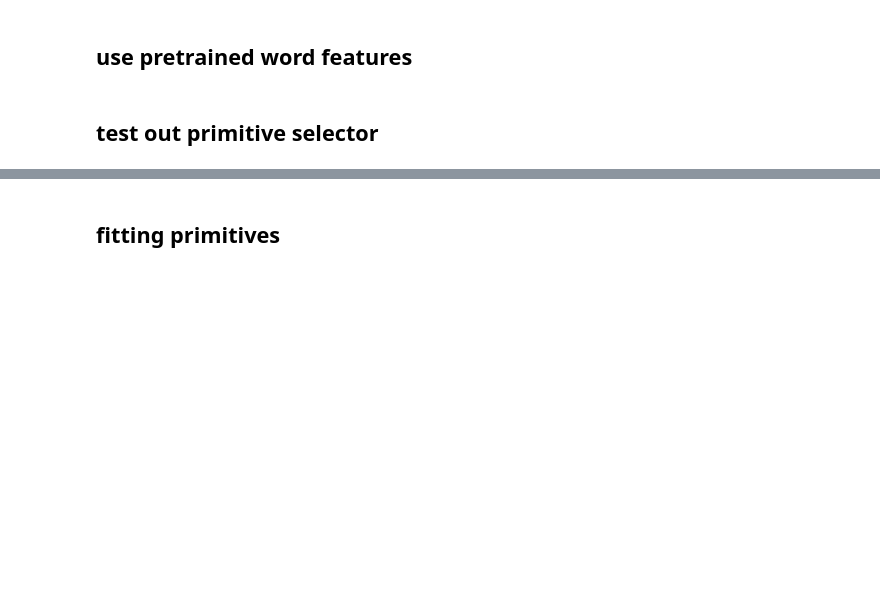
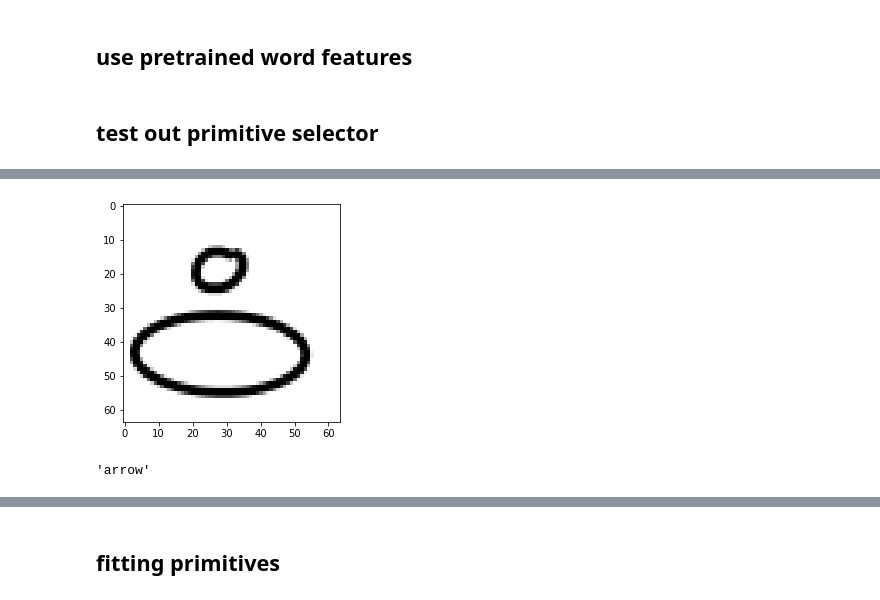
Before and after one commit to ErinZhang1998/sketch_collection, a Jupyter notebook: 07_01_analysis.ipynb, the cells around one changed output, grey strips where cells are left out. Drawn from its saved outputs; the diff is of its cells as text; code cells hidden in the pictures; blank space fills up the shorter version.

```diff
--- a/07_01_analysis.ipynb
+++ b/07_01_analysis.ipynb
@@ -130,0 +170,20 @@ for i,(k,v) in enumerate(TEMPLATE_DICT.items()):
+# %%
+info = data[13]
+_ = rd.render_img(
+    info["previous_strokes"] + [info["result"]],
+    img_path=None,
+    show=True,
+    side=64,
+    line_diameter=3,
+    padding=0,
+    bg_color=(0,0,0),
+    fg_color=(1,1,1),
+    original_side = 64.,
+    convert = True,
+)
+# %% [output]
+[figure, added]
+# %%
+info["processed"]
+# %% [output]
+'arrow'
```
Also changed, not shown: parts of 25 cells of this notebook, 2 other files.
